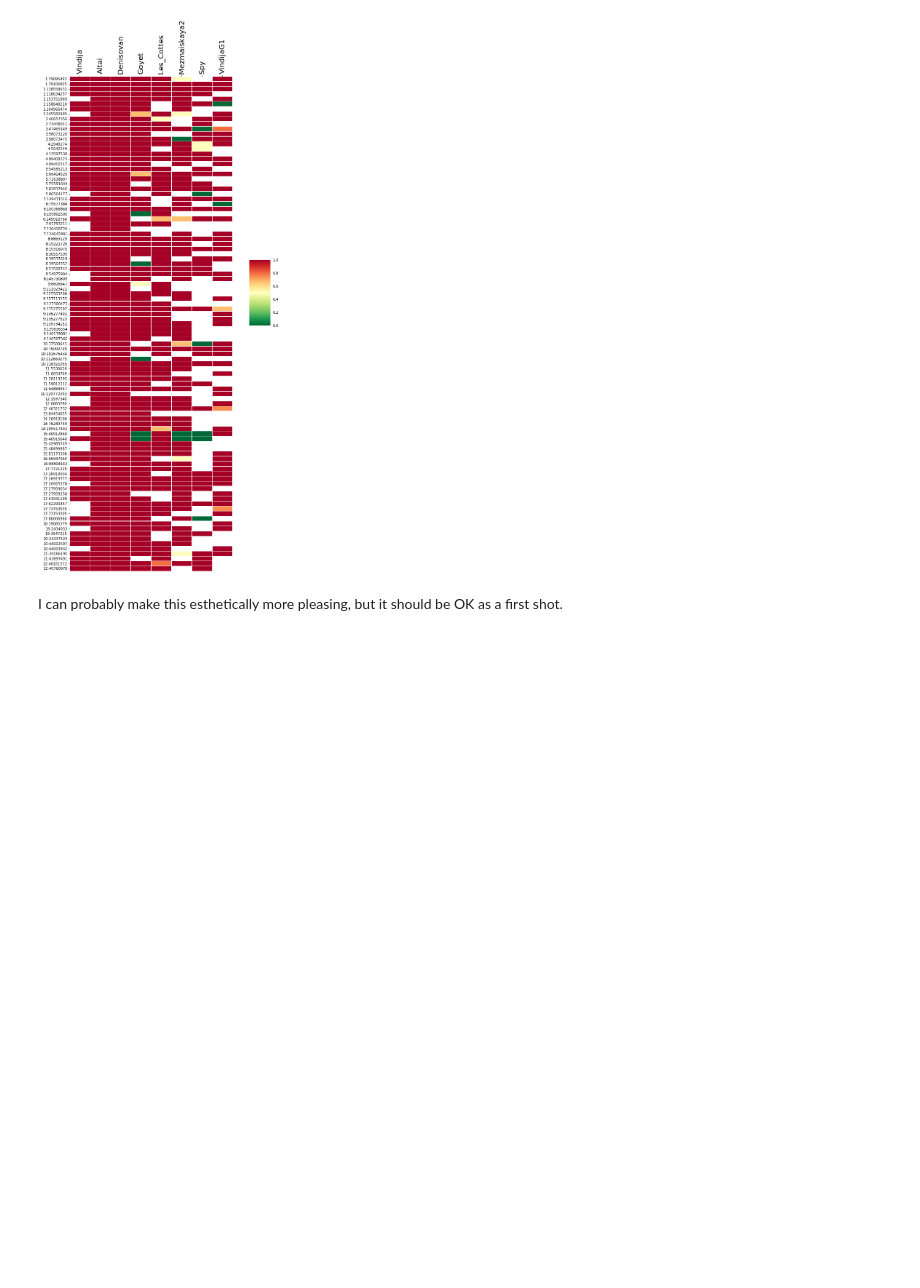
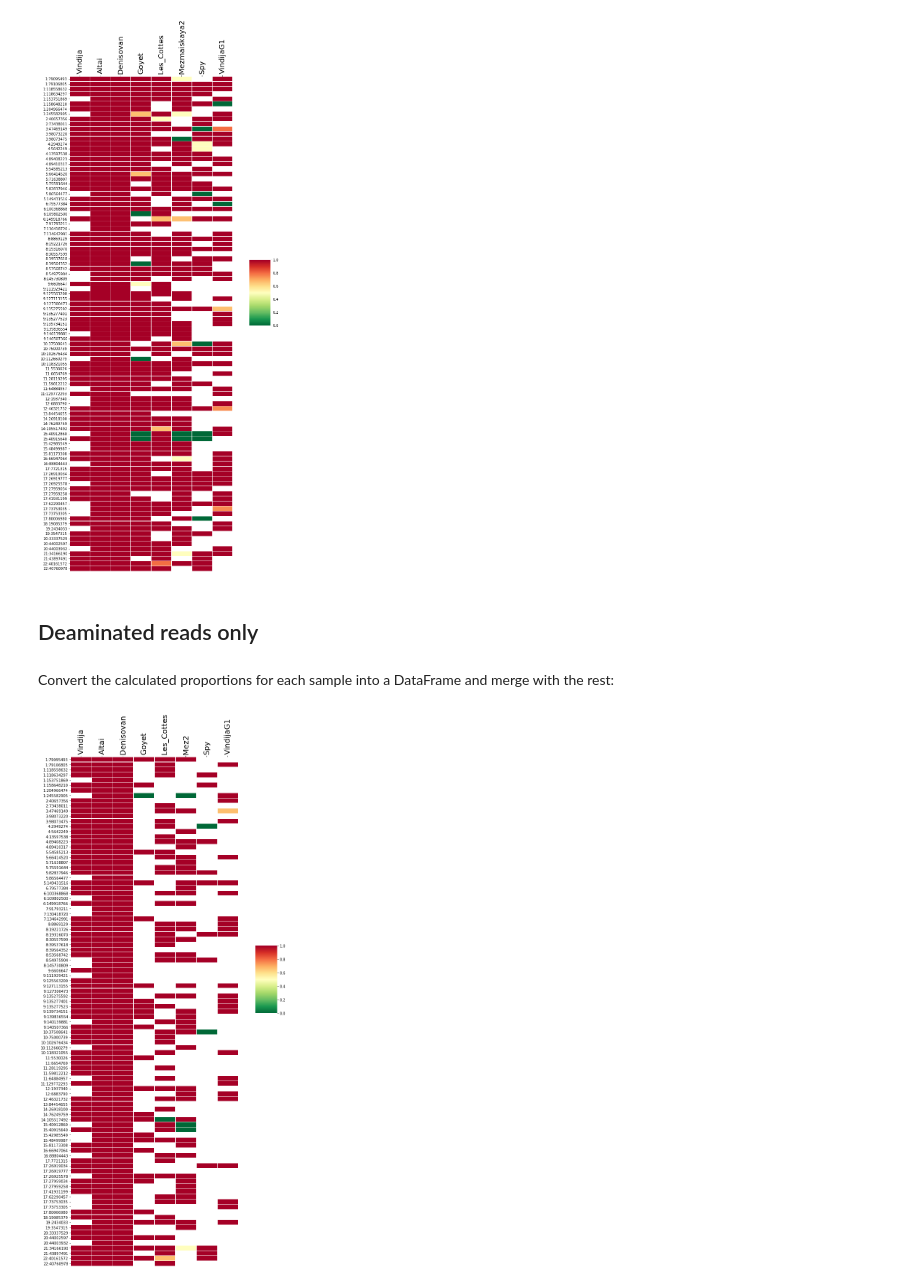
Before and after one commit to bodkan/late-nea-review, a Jupyter notebook: catalog_stuff.ipynb, the cells around one changed output. Cells and saved outputs as stored; diff of their text form; code cells hidden in the pictures; blank space fills up the shorter version.

Commit message:
Add deaminated-only analysis

```diff
--- a/catalog_stuff.ipynb
+++ b/catalog_stuff.ipynb
@@ -160,4 +182,2 @@ for nea in late_nea:
 # %% [markdown]
 Convert the calculated proportions for each sample into a DataFrame and merge with the rest:
-# %%
-catalog_props = catalog.reset_index(drop=True).join(pd.DataFrame(all_props))
@@ -199,5 +197,29 @@ ax.xaxis.tick_top()
 _ = ax.set_xticklabels(ax.get_xticklabels(), rotation=90, size=20, horizontalalignment='center')
 # %% [output]
 [figure]
-# %% [markdown]
-I can probably make this esthetically more pleasing, but it should be OK as a first shot.
+# %% [markdown]
+## Deaminated reads only
+# %%
+late_nea = ['Goyet', 'Les_Cottes', 'Mez2', 'Spy', 'VindijaG1']
+bam_dir = '/mnt/expressions/mateja/Late_Neandertals/Final_complete_dataset/L35MQ25_mapptrack_per_individual_deam/'
+bam_suffix = '_L35MQ25_deam3or5_ontarget.bam'
+
+deam_late_nea_props = calc_anc_props(late_nea, bam_dir, bam_suffix)
+# %% [markdown]
+Convert the calculated proportions for each sample into a DataFrame and merge with the rest:
+# %%
+deam_catalog_props = (
+    catalog
+    .reset_index(drop=True)
+    .join(deam_late_nea_props)
+    .drop(labels=['chrom', 'pos', 'consequence', 'ancestral', 'derived'], axis=1)
+)
+deam_catalog_props.index = catalog_props.chrom.astype(str) + ':' + catalog_props.pos.astype(str)
+# %%
+fig, ax = plt.subplots(1, 1, figsize=(8,25))
+cbar_ax = fig.add_axes([.98, .5, .1, .1])
+sns.heatmap(deam_catalog_props, cmap='RdYlGn_r', linewidths=0.1, ax=ax, cbar_ax=cbar_ax, cbar=True)
+ax.xaxis.tick_top()
+_ = ax.set_xticklabels(ax.get_xticklabels(), rotation=90, size=20, horizontalalignment='center')
+# %% [output]
+[figure, added]
```
Also changed, not shown: parts of 14 cells of this notebook.
